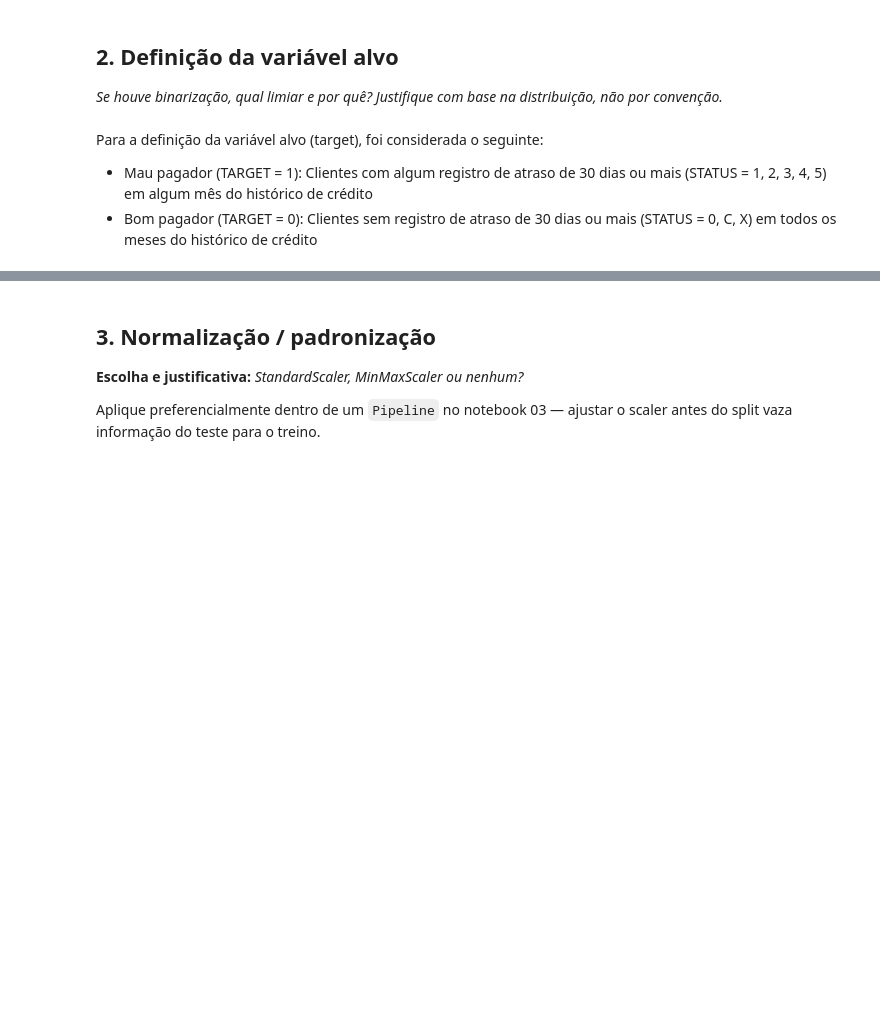
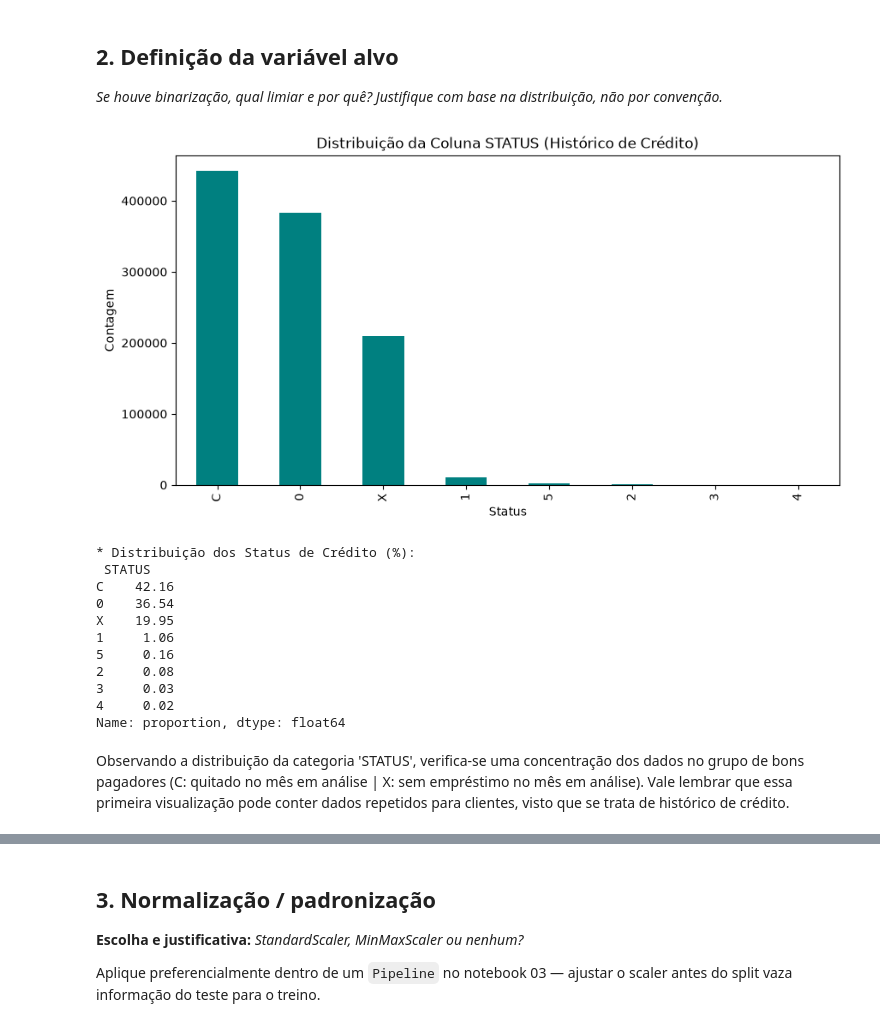
Before and after one commit to a-marcia0/rm377793-postech-tech-challenge-fase2, a Jupyter notebook: notebooks/02_preprocessamento.ipynb, the cells around one changed output, grey strips where cells are left out. Cells and saved outputs as stored; diff of their text form; code cells hidden in the pictures; blank space fills up the shorter version.

```diff
--- a/notebooks/02_preprocessamento.ipynb
+++ b/notebooks/02_preprocessamento.ipynb
@@ -11,6 +11,7 @@ from pathlib import Path
 import matplotlib.pyplot as plt
 import pandas as pd
 import seaborn as sns
+import numpy as np
 
 # Semente fixa: use em TODO ponto com aleatoriedade (split, modelos, CV).
 RANDOM_STATE = 42
@@ -19,6 +20,9 @@ RAW = Path("..") / "data" / "raw" / "dataset.csv"          # PREENCHER: nome do
 PROCESSED = Path("..") / "data" / "processed"
 TARGET = Path("..") / "data" / "processed" / "target.csv"    # PREENCHER: variável alvo
 
+APPLICATION = Path("..") / "data" / "raw" / "application_record.csv"          # PREENCHER: nome do arquivo
+CREDIT = Path("..") / "data" / "raw" / "credit_record.csv"
+
 pd.set_option("display.max_columns", None)
 # %%
-df = pd.read_csv(RAW)
+credit = pd.read_csv(CREDIT)
@@ -35,7 +70,3 @@ pd.DataFrame({"nulos": nulos, "pct": (nulos / len(df) * 100).round(2)}).query("n
 _Se houve binarização, qual limiar e por quê? Justifique com base na distribuição, não por convenção._
 # %%
 # ex.: df['alvo'] = (df[TARGET] >= LIMIAR).astype(int)
-# %% [markdown]
-Para a definição da variável alvo (target), foi considerada o seguinte:
-- Mau pagador (TARGET = 1): Clientes com algum registro de atraso de 30 dias ou mais (STATUS = 1, 2, 3, 4, 5) em algum mês do histórico de crédito
-- Bom pagador (TARGET = 0): Clientes sem registro de atraso de 30 dias ou mais (STATUS = 0, C, X) em todos os meses do histórico de crédito
@@ -44,0 +73,25 @@ target.head()
+# %%
+plt.figure(figsize=(10, 5))
+credit['STATUS'].value_counts().plot(kind='bar', color='teal')
+plt.title('Distribuição da Coluna STATUS (Histórico de Crédito)')
+plt.xlabel('Status')
+plt.ylabel('Contagem')
+plt.show()
+
+# Proporção
+print("\n* Distribuição dos Status de Crédito (%):\n",credit['STATUS'].value_counts(normalize=True).round(4)* 100)
+# %% [output]
+[figure, added]
+* Distribuição dos Status de Crédito (%):
+ STATUS
+C    42.16
+0    36.54
+X    19.95
+1     1.06
+5     0.16
+2     0.08
+3     0.03
+4     0.02
+Name: proportion, dtype: float64
+# %% [markdown]
+Observando a distribuição da categoria 'STATUS', verifica-se uma concentração dos dados no grupo de bons pagadores (C: quitado no mês em análise | X: sem empréstimo no mês em análise). Vale lembrar que essa primeira visualização pode conter dados repetidos para clientes, visto que se trata de histórico de crédito.
```
Also changed, not shown: parts of 17 cells of this notebook, 2 other files.
